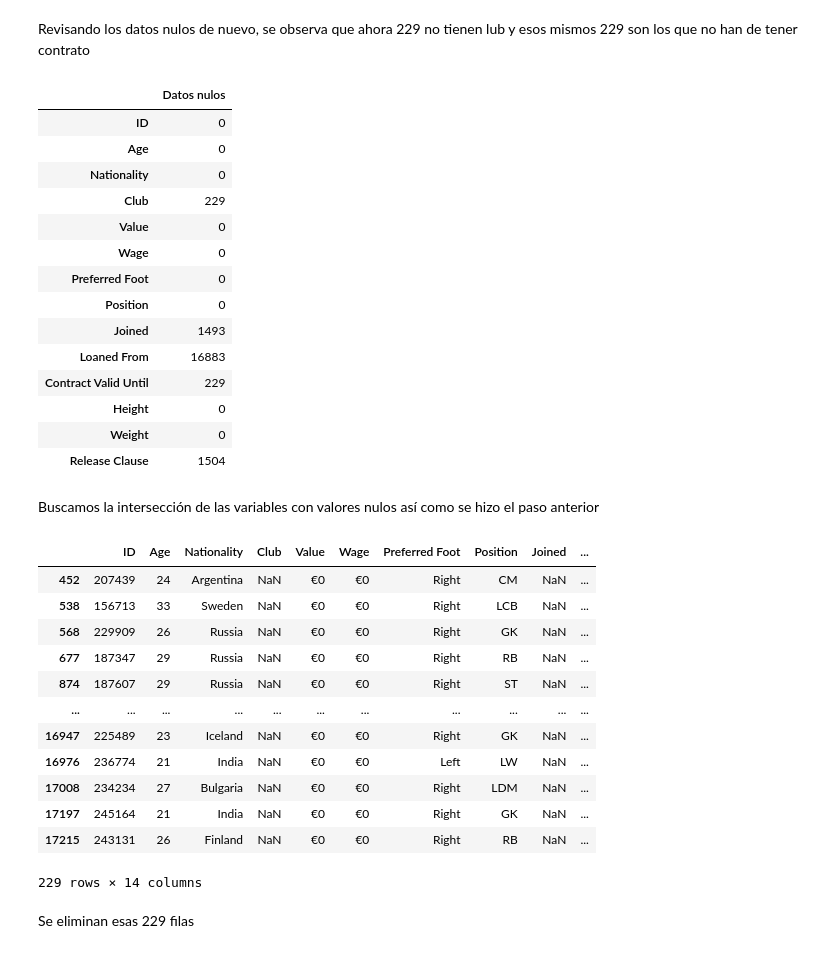
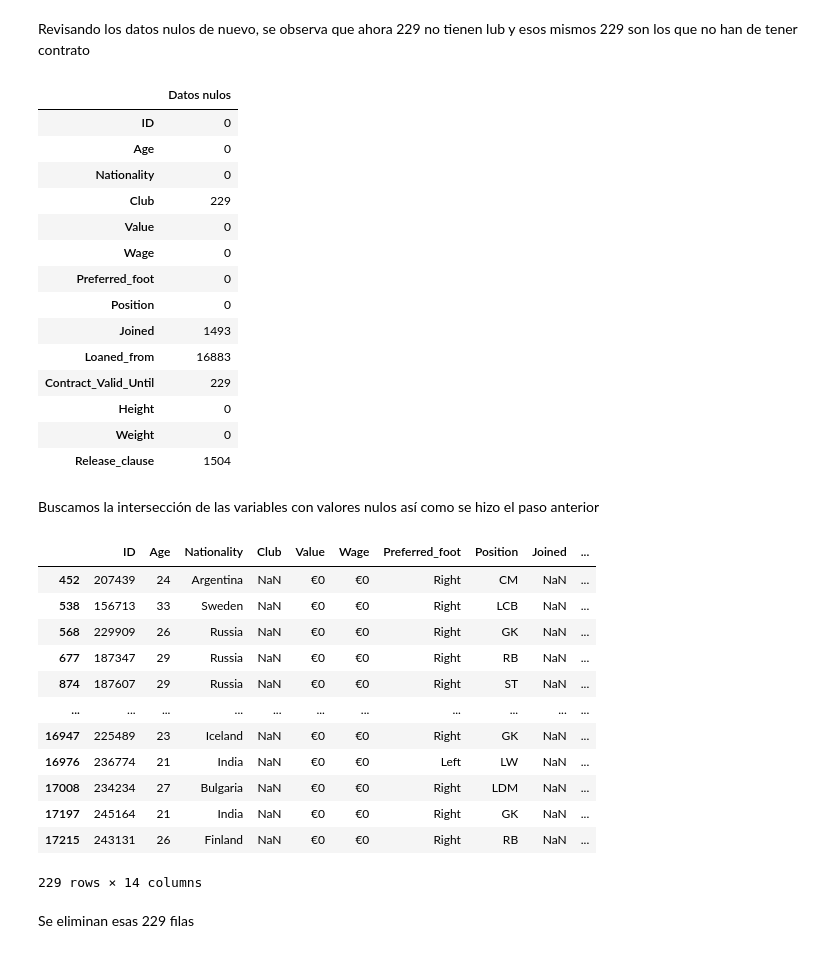
Before and after one commit to GAPPLabs/DataScienceProject, a Jupyter notebook: Proyecto.ipynb, the cells around one changed output. Drawn from its saved outputs; the diff is of its cells as text; code cells hidden in the pictures.

```diff
--- a/Proyecto.ipynb
+++ b/Proyecto.ipynb
@@ -14,7 +14,7 @@ from sklearn.model_selection import train_test_split
 Leyendo el archivo del conjunto de datos filtrando las dos columnas a usar:
 # %%
 dataframe = (pd.read_csv("futbol.csv")).filter(["ID", "Age", "Nationality","Club","Value", "Wage",
-        "Preferred Foot", "Position", "Joined","Loaned From", "Contract Valid Until", "Height", "Weight", "Release Clause"])
+        "Preferred Foot", "Position", "Joined","Loaned From", "Contract Valid Until", "Height", "Weight", "Release Clause"]).rename(columns={"Preferred Foot":'Preferred_foot', 'Loaned From': 'Loaned_from', 'Contract Valid Until':'Contract_Valid_Until', 'Release Clause': 'Release_clause'})
 # %% [markdown]
 Visualización del marco de datos importados
 # %%
@@ -110,20 +108,20 @@ pd.DataFrame(dataframe.isnull().sum(), columns=['Datos nulos'])
 | Club | 229 |
 | Value | 0 |
 | Wage | 0 |
-| Preferred Foot | 0 |
+| Preferred_foot | 0 |
 | Position | 0 |
 | Joined | 1493 |
-| Loaned From | 16883 |
-| Contract Valid Until | 229 |
+| Loaned_from | 16883 |
+| Contract_Valid_Until | 229 |
 | Height | 0 |
 | Weight | 0 |
-| Release Clause | 1504 |
+| Release_clause | 1504 |
 # %% [markdown]
 Buscamos la intersección de las variables con valores nulos así como se hizo el paso anterior
 # %%
-dataframe[dataframe['Contract Valid Until'].isnull() & dataframe.Joined.isnull() & dataframe['Loaned From'].isnull()]
+dataframe[dataframe.Contract_Valid_Until.isnull() & dataframe.Joined.isnull() & dataframe.Loaned_from.isnull()]
 # %% [output]
-|  | ID | Age | Nationality | Club | Value | Wage | Preferred Foot | Position | Joined | ... |
+|  | ID | Age | Nationality | Club | Value | Wage | Preferred_foot | Position | Joined | ... |
 | 452 | 207439 | 24 | Argentina | NaN | €0 | €0 | Right | CM | NaN | ... |
 | 538 | 156713 | 33 | Sweden | NaN | €0 | €0 | Right | LCB | NaN | ... |
 | 568 | 229909 | 26 | Russia | NaN | €0 | €0 | Right | GK | NaN | ... |
```
Also changed, not shown: parts of 42 cells of this notebook.
